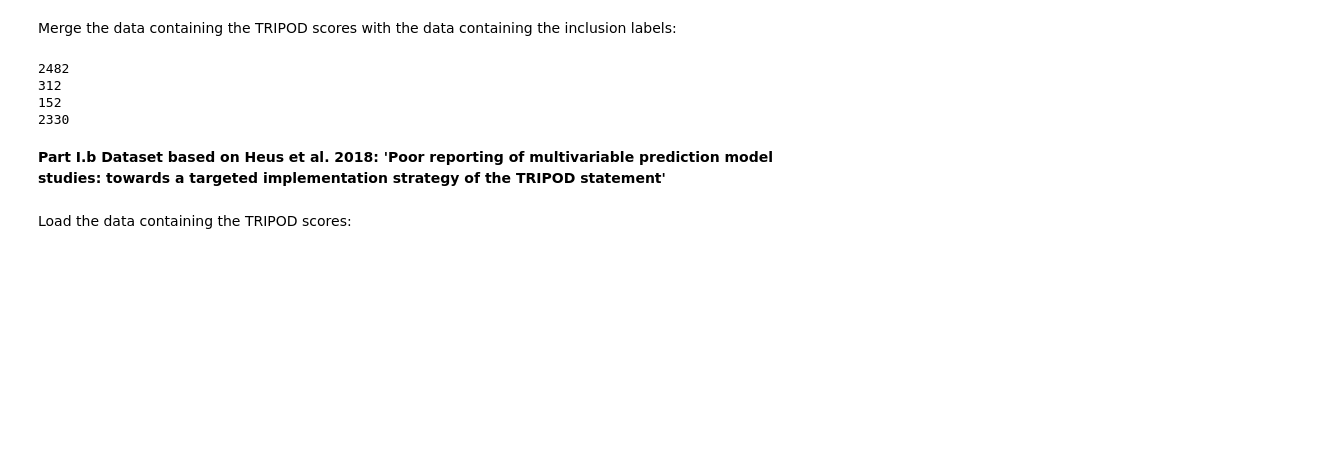
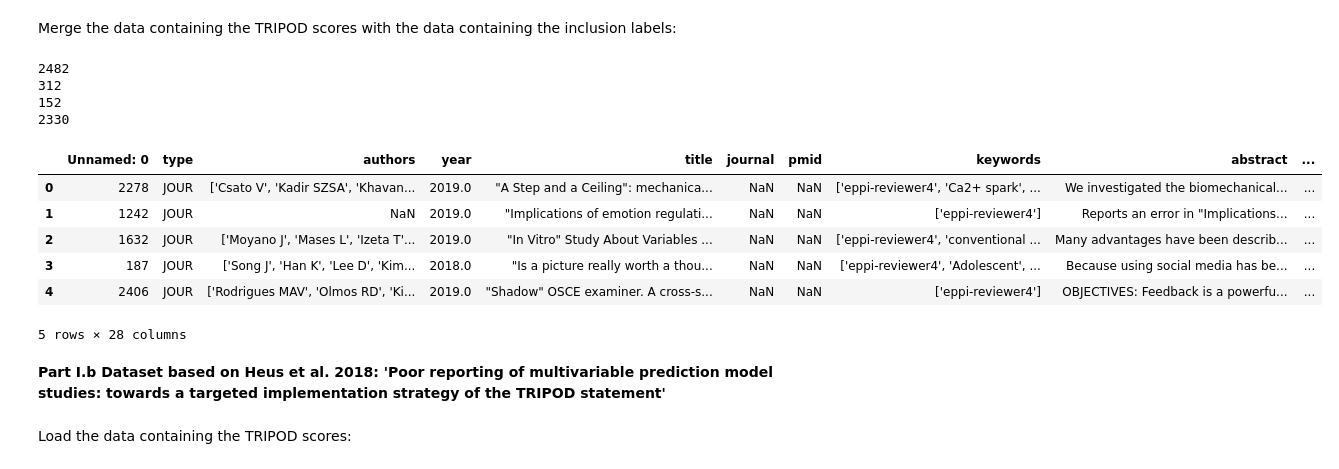
Before and after one commit to isa-sp/TAR-abstracts, a Jupyter notebook: code/data_preprocessing.ipynb, the cells around one changed output. Saved outputs shown, nothing was run; the diff lists cells and outputs as text; code cells hidden in the pictures; blank space fills up the shorter version.

```diff
--- a/code/data_preprocessing.ipynb
+++ b/code/data_preprocessing.ipynb
@@ -71,21 +106,28 @@ Merge the data containing the TRIPOD scores with the data containing the inclusi
 # %%
 df1 = pd.merge(df1_labels, df1_scores_sel, on='article_id', how='outer')
 
 # Check that dataframe consists 2482 records in total:
 print(len(df1))
 # Check the number of title-abstract inclusions of 312:
 print(df1['label_ta_included'].sum())
 # Check the number of full-text inclusions of 152:
 print(df1['label_ft_included'].sum())
 # Check the number of NaN for the TRIPOD corresponds to the number of full-text exclusions of 2330:
-print(df1['t_abstract_1'].isna().sum())
+print(df1['1i'].isna().sum())
 
-#df1.head()
+df1.head()
 # %% [output]
 2482
 312
 152
 2330
+|  | Unnamed: 0 | type | authors | year | title | journal | pmid | keywords | abstract | ... |
+| 0 | 2278 | JOUR | ['Csato V', 'Kadir SZSA', 'Khavan... | 2019.0 | "A Step and a Ceiling": mechanica... | NaN | NaN | ['eppi-reviewer4', 'Ca2+ spark', ... | We investigated the biomechanical... | ... |
+| 1 | 1242 | JOUR | NaN | 2019.0 | "Implications of emotion regulati... | NaN | NaN | ['eppi-reviewer4'] | Reports an error in "Implications... | ... |
+| 2 | 1632 | JOUR | ['Moyano J', 'Mases L', 'Izeta T'... | 2019.0 | "In Vitro" Study About Variables ... | NaN | NaN | ['eppi-reviewer4', 'conventional ... | Many advantages have been describ... | ... |
+| 3 | 187 | JOUR | ['Song J', 'Han K', 'Lee D', 'Kim... | 2018.0 | "Is a picture really worth a thou... | NaN | NaN | ['eppi-reviewer4', 'Adolescent', ... | Because using social media has be... | ... |
+| 4 | 2406 | JOUR | ['Rodrigues MAV', 'Olmos RD', 'Ki... | 2019.0 | "Shadow" OSCE examiner. A cross-s... | NaN | NaN | ['eppi-reviewer4'] | OBJECTIVES: Feedback is a powerfu... | ... |
+5 rows × 28 columns
 # %% [markdown]
 **Part I.b Dataset based on Heus et al. 2018: 'Poor reporting of multivariable prediction model studies: towards a targeted implementation strategy of the TRIPOD statement'**
 # %% [markdown]
```
Also changed, not shown: parts of 5 cells of this notebook.
